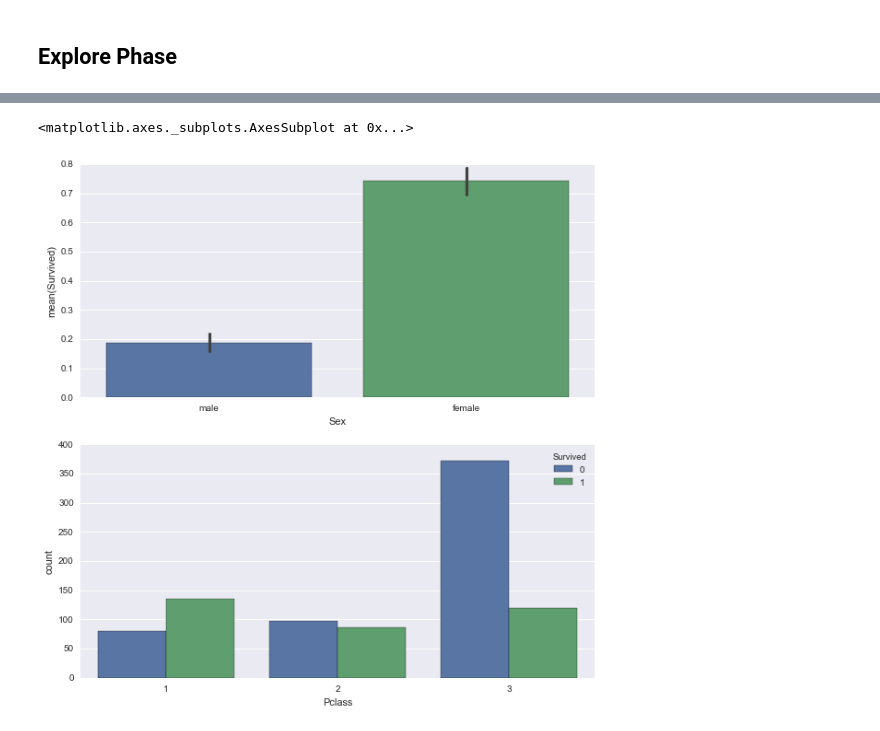
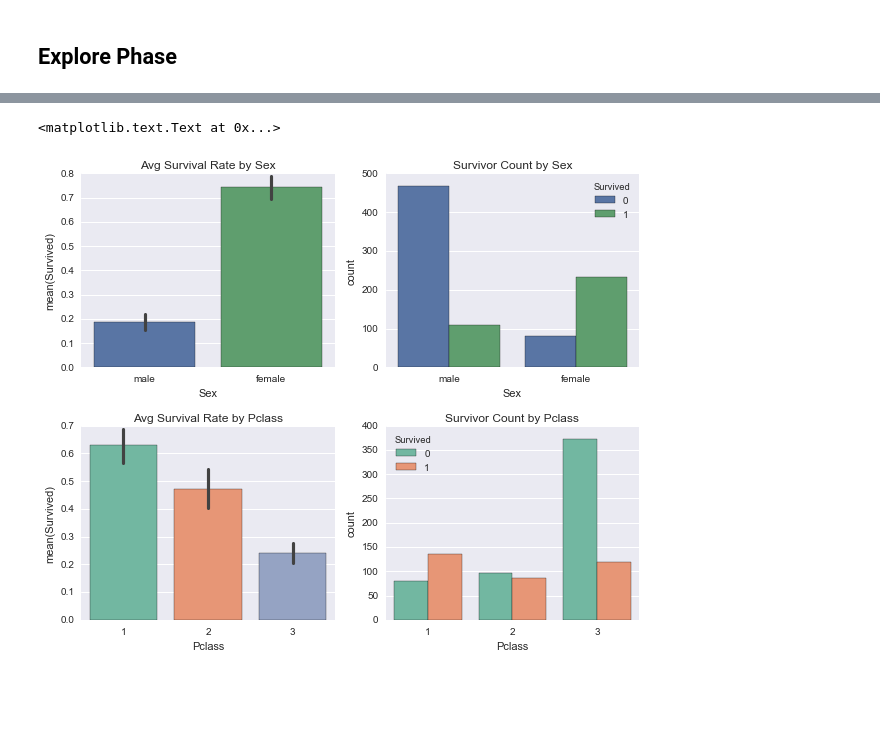
Before and after one commit to migcar429/data-analyst-udacity, a Jupyter notebook: P2-investigate-a-dataset/p2-investigate-a-dataset.ipynb, the cells around one changed output, grey strips where cells are left out. Saved outputs shown, nothing was run; the diff lists cells and outputs as text; code cells hidden in the pictures; blank space fills up the shorter version.

```diff
--- a/P2-investigate-a-dataset/p2-investigate-a-dataset.ipynb
+++ b/P2-investigate-a-dataset/p2-investigate-a-dataset.ipynb
@@ -35,38 +54,31 @@ data.head()
 | 3 | 4 | 1 | 1 | Futrelle, Mrs. Jacques Heath (Lil... | female | 35.0 | 1 | 0 | 113803 | 53.1000 | ... |
 | 4 | 5 | 0 | 3 | Allen, Mr. William Henry | male | 35.0 | 0 | 0 | 373450 | 8.0500 | ... |
 # %%
-# Quick check at unique values for non-unique columns (i.e. excluding name and PassengerId).
-# Did this to find and fix any easily visible anomalies. Found a few NaN values resulting from incorrect series dtypes.
-print data.info()
+'''Quick check at unique values for non-unique columns (i.e. excluding name and PassengerId).
+Did this to find and fix any easily visible anomalies. Found a few NaN values resulting from incorrect series dtypes.
 
-# Personal note: dtype Object is apparently the value for str, kept trying to convert using df.apply() and df.astype()
 
-'''for c in data.columns.values:
+for c in data.columns.values:
     if c == 'PassengerId' or c == 'Name':
         pass
     else:
         print c, "\n", data[c].unique(), '\n\n'
 '''
 
-
-# Correcting fact that[Age, Cabin, Embarked] all have NaN values
-
 #Originally did data = data.fillna('') but this converted dtypes due to empty string not being valid for float, int
-# Decided to leave as NaN, does not affect analysis
+# Decided to leave as NaN, does not affect analysis. Chose not to data.fill(0) because Age=0 not right
+data['Cabin'] = data['Cabin'].fillna('')
 
 # Adding a new field, Cclass, which is a column with cabin class only
+# Also important to note, some passengers have several 'Cabin' values but for each time this happens,
+# all listed values have the same prefix letter, so I left my code as is.
 cclass_list = []
 for i in data['Cabin']:
-    if type(i)==float:
+    if i=='':
         cclass_list.append('')
     else:
         cclass_list.append(i[0:1])
 
 data['Cclass'] = pd.Series(cclass_list, index=data.index)
-
-# Personal note: saw other people's exploration of this data, found this interesting
-# https://www.kaggle.com/mrisdal/titanic/exploring-survival-on-the-titanic
-# Instead of filling in NaN values for 'Embarked' as '', she took the median fare for all 'Embarked' values and compared it with
-# the fare for '' values. She concluded that '' fares fell squarely on 'C', so she filled '' with 'C'.
-# She goes on to do very similar things for other fields with empty values; imputation
+data.tail()
 # %% [output]
@@ -99,15 +106,16 @@ None
 # %%
-survived, pclass, sex, sibsp, parch, fare, embarked = data['Survived'], data['Pclass'], data['Sex'], data['SibSp'], data['Parch'], data['Fare'], data['Embarked']
+survived, pclass, sex, age, sibsp, parch, fare, embarked, cclass = data['Survived'], data['Pclass'], data['Sex'], data['Age'],data['SibSp'], data['Parch'], data['Fare'], data['Embarked'], data['Cclass']
 
-# Surviving Males/All Males, Surviving Females/All Females
-fig, (ax1, ax2) = plt.subplots(2, figsize=(10,10))
+# Sex and Pclass first
 
-# sns.barplot performs an aggregation by calculating a statistic ()
-sns.barplot(x=sex, y=survived, ax=ax1)
+# Personal: barplot() performs aggregation by calculating a statistic (mean: (Surviving Males/All Males), (Surviving Females/All Females)
+fig, ((ax1, ax2),(ax3, ax4)) = plt.subplots(2, 2, figsize=(10,8))
+fig.subplots_adjust(hspace=.3)
 
-#sns.countplot(x=sex, hue=survived, ax=ax2)
-
-sns.countplot(x=pclass, hue=survived, ax=ax2)
+sns.barplot(x=sex, y=survived, ax=ax1).set_title('Avg Survival Rate by Sex')
+sns.countplot(x=sex, hue=survived, ax=ax2).set_title('Survivor Count by Sex')
+sns.barplot(x=pclass, y=survived, ax=ax3, palette='Set2').set_title('Avg Survival Rate by Pclass')
+sns.countplot(x=pclass, hue=survived, ax=ax4, palette='Set2').set_title('Survivor Count by Pclass')
 # %% [output]
-<matplotlib.axes._subplots.AxesSubplot at 0x...>
+<matplotlib.text.Text at 0x...>
-[figure, old version]
+[figure, new version]
```
Also changed, not shown: parts of 18 cells of this notebook.
